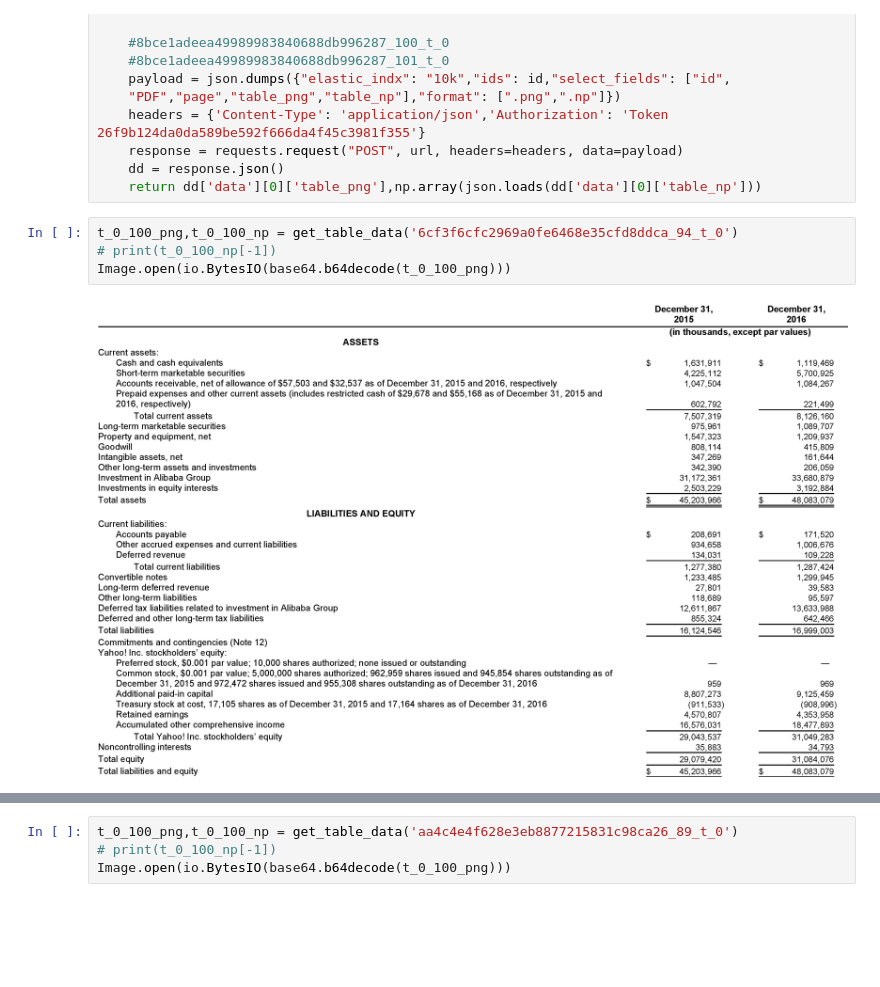
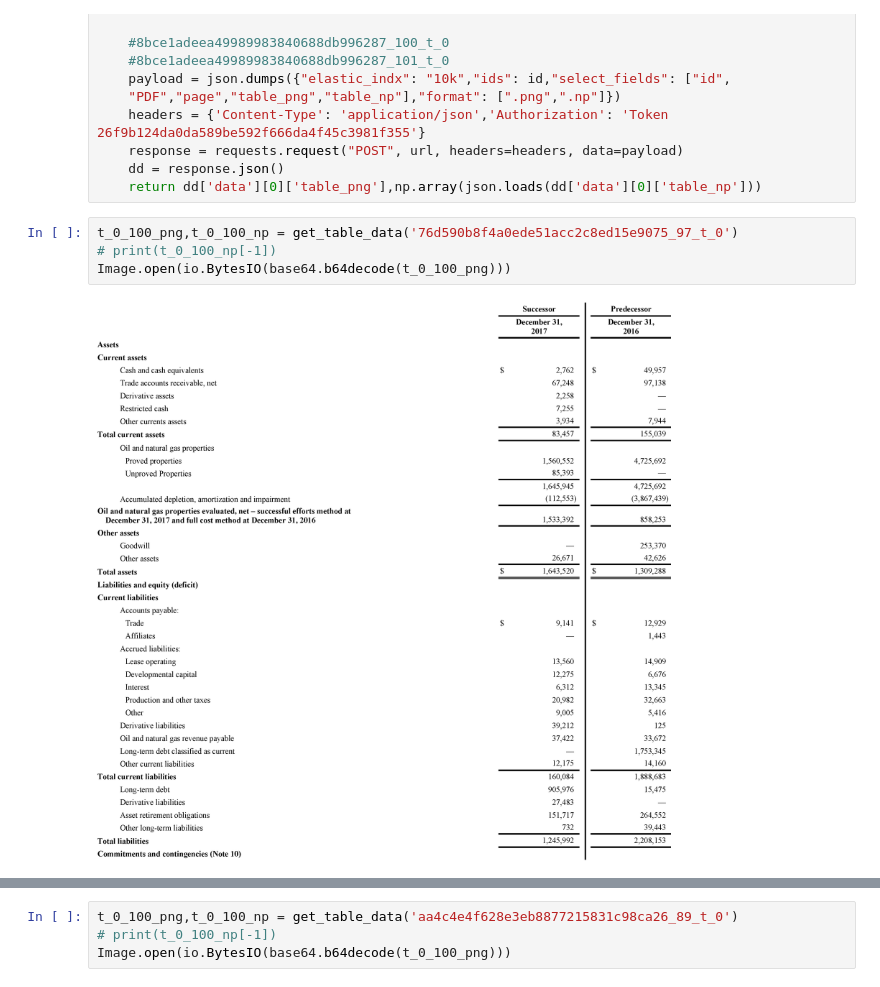
Before and after one commit to shubendu/10k-reports-seach-engine, a Jupyter notebook: Table DATA.ipynb, the cells around one changed output, grey strips where cells are left out. Drawn from its saved outputs; the diff is of its cells as text; blank space fills up the shorter version.

```diff
--- a/Table DATA.ipynb
+++ b/Table DATA.ipynb
@@ -33,9 +33,9 @@ def get_table_data(id):
     dd = response.json()
     return dd['data'][0]['table_png'],np.array(json.loads(dd['data'][0]['table_np']))
 # %%
-t_0_100_png,t_0_100_np = get_table_data('6cf3f6cfc2969a0fe6468e35cfd8ddca_94_t_0')
+t_0_100_png,t_0_100_np = get_table_data('76d590b8f4a0ede51acc2c8ed15e9075_97_t_0')
 # print(t_0_100_np[-1])
 Image.open(io.BytesIO(base64.b64decode(t_0_100_png)))
 # %% [output]
-[figure, old version]
+[figure, new version]
 # %%
```
Also changed, not shown: parts of 3 cells of this notebook, 5 other files.
